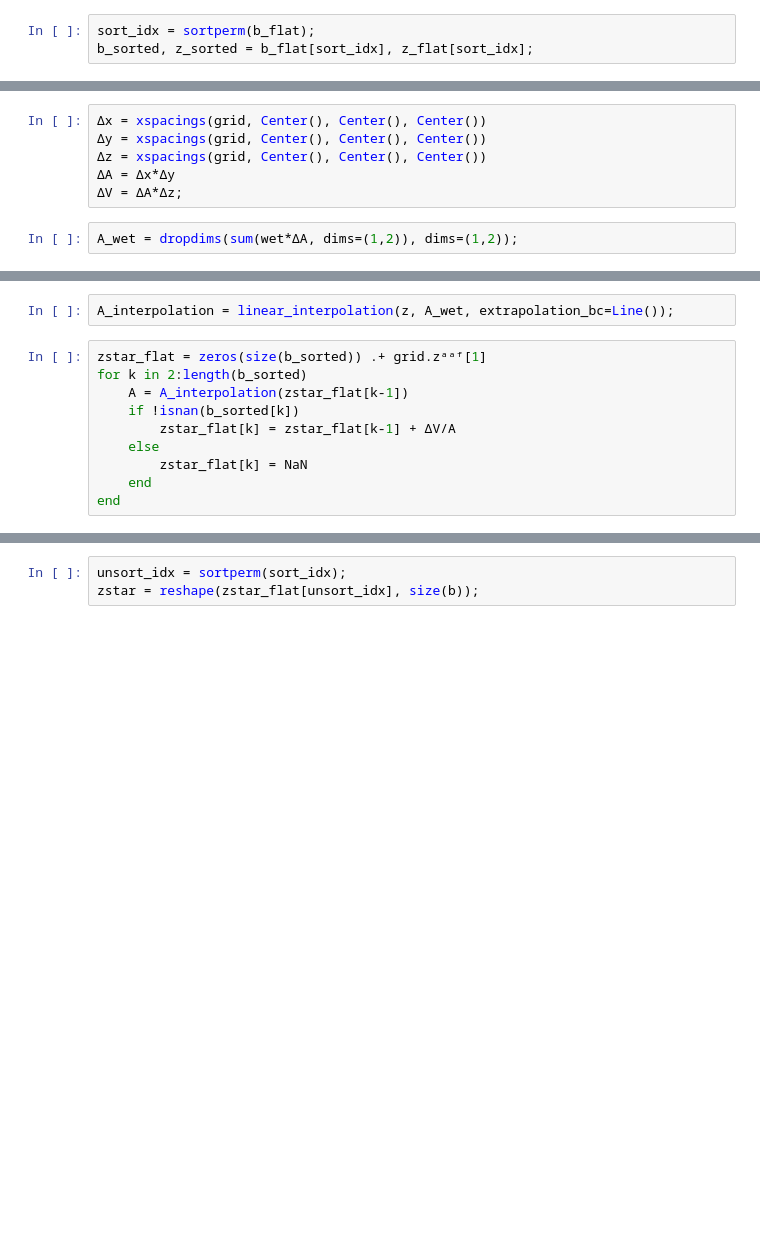
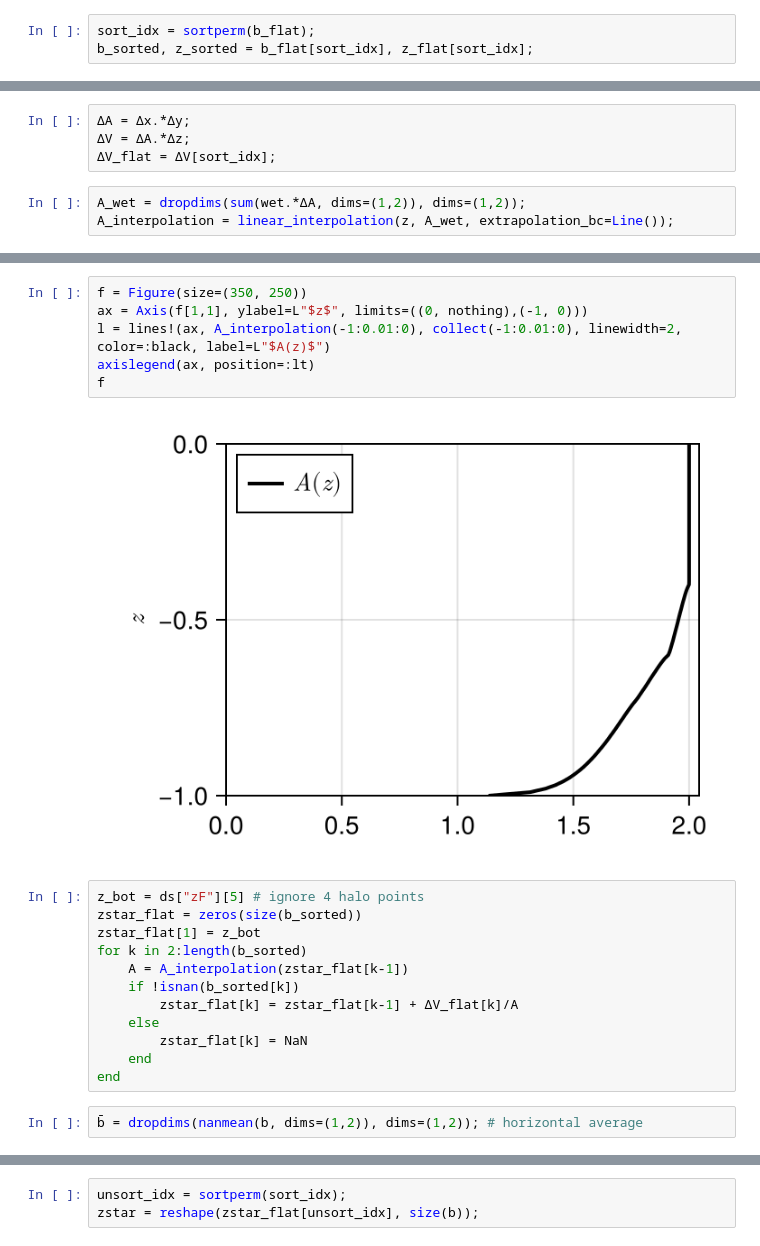
Before and after one commit to ikeshwani/HorizontalConvection, a Jupyter notebook: notebooks/background_potential_energy.ipynb, the cells around one changed output, grey strips where cells are left out. Saved outputs shown, nothing was run; the diff lists cells and outputs as text; blank space fills up the shorter version.

```diff
--- a/notebooks/background_potential_energy.ipynb
+++ b/notebooks/background_potential_energy.ipynb
@@ -48,8 +45,7 @@ b_sorted, z_sorted = b_flat[sort_idx], z_flat[sort_idx];
 # %%
-Δx = xspacings(grid, Center(), Center(), Center())
-Δy = xspacings(grid, Center(), Center(), Center())
-Δz = xspacings(grid, Center(), Center(), Center())
-ΔA = Δx*Δy
-ΔV = ΔA*Δz;
+ΔA = Δx.*Δy;
+ΔV = ΔA.*Δz;
+ΔV_flat = ΔV[sort_idx];
 # %%
-A_wet = dropdims(sum(wet*ΔA, dims=(1,2)), dims=(1,2));
+A_wet = dropdims(sum(wet.*ΔA, dims=(1,2)), dims=(1,2));
+A_interpolation = linear_interpolation(z, A_wet, extrapolation_bc=Line());
@@ -60,12 +52,22 @@ WARNING: using Interpolations.Periodic in module Main conflicts with an existing
-# %%
-A_interpolation = linear_interpolation(z, A_wet, extrapolation_bc=Line());
+# %%
+f = Figure(size=(350, 250))
+ax = Axis(f[1,1], ylabel=L"$z$", limits=((0, nothing),(-1, 0)))
+l = lines!(ax, A_interpolation(-1:0.01:0), collect(-1:0.01:0), linewidth=2, color=:black, label=L"$A(z)$")
+axislegend(ax, position=:lt)
+f
+# %% [output]
+[figure, added]
 # %%
-zstar_flat = zeros(size(b_sorted)) .+ grid.zᵃᵃᶠ[1]
+z_bot = ds["zF"][5] # ignore 4 halo points
+zstar_flat = zeros(size(b_sorted))
+zstar_flat[1] = z_bot
 for k in 2:length(b_sorted)
     A = A_interpolation(zstar_flat[k-1])
     if !isnan(b_sorted[k])
-        zstar_flat[k] = zstar_flat[k-1] + ΔV/A
+        zstar_flat[k] = zstar_flat[k-1] + ΔV_flat[k]/A
     else
         zstar_flat[k] = NaN
     end
 end
+# %%
+b̄ = dropdims(nanmean(b, dims=(1,2)), dims=(1,2)); # horizontal average
```
Also changed, not shown: parts of 20 cells of this notebook.
